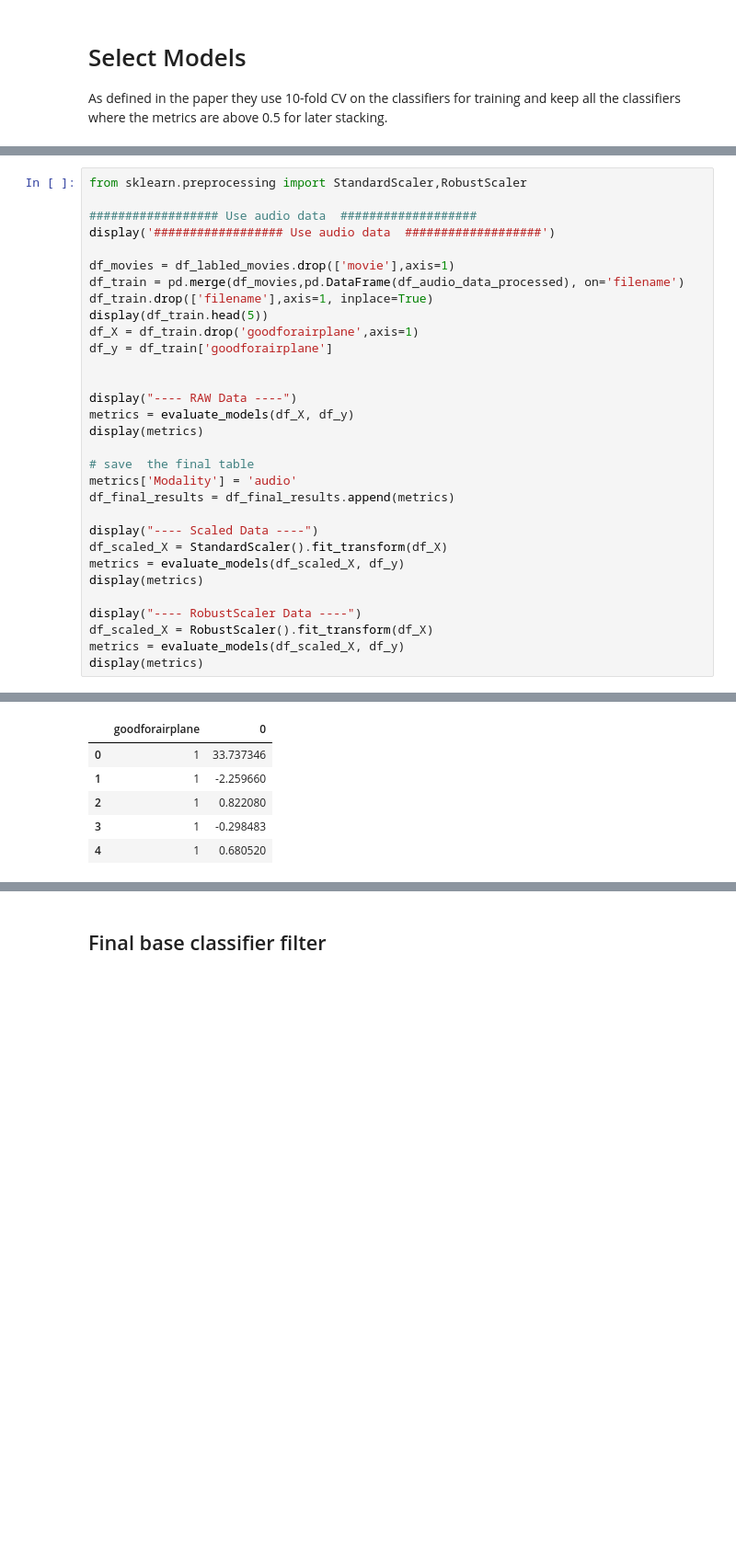
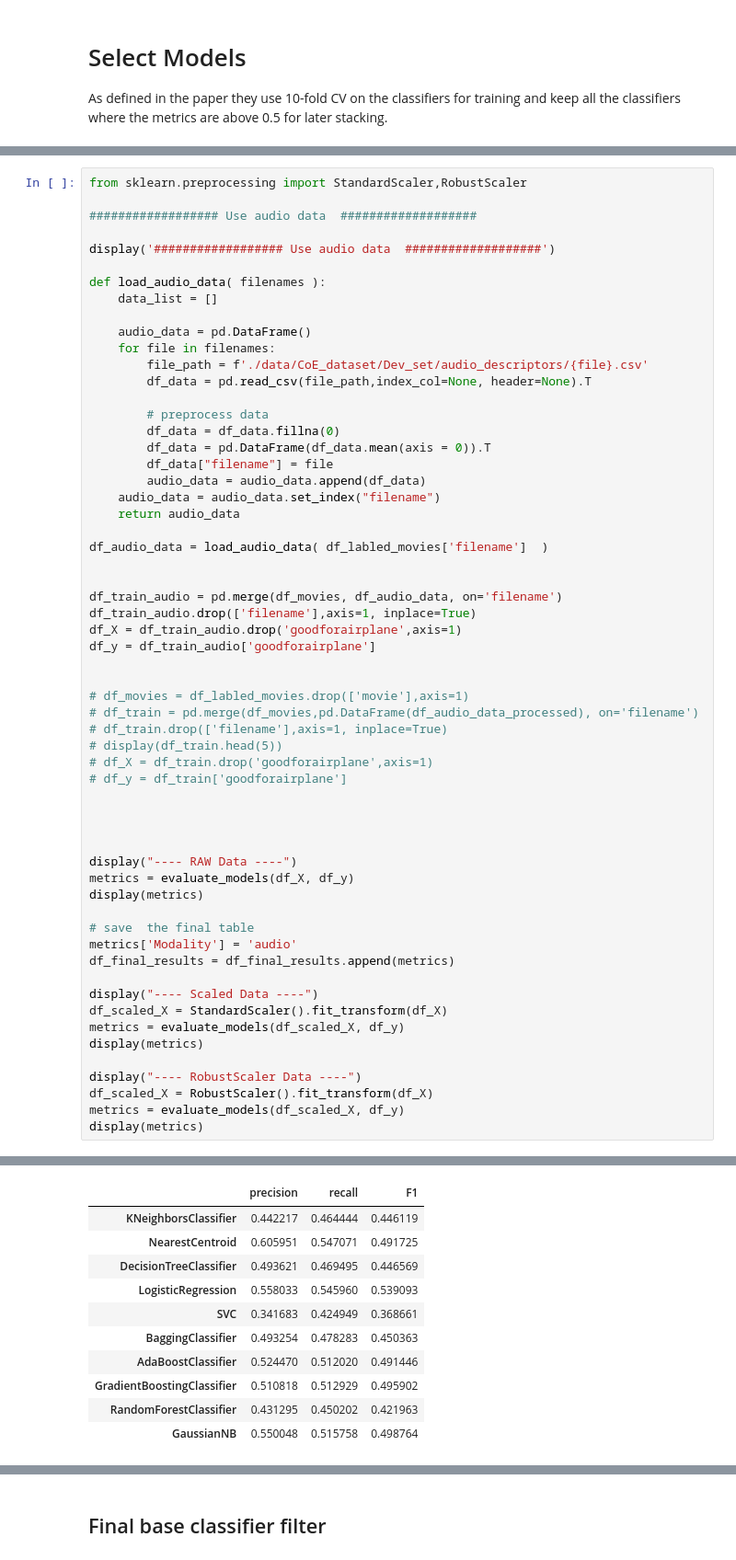
Before and after one commit to patrickFuerst/CoE_task, a Jupyter notebook: classifier_selection.ipynb, the cells around one changed output, grey strips where cells are left out. Shown: that part at 92% size. Cells and saved outputs as stored; diff of their text form; blank space fills up the shorter version.

Commit message:
audio preprocessing changed,

```diff
--- a/classifier_selection.ipynb
+++ b/classifier_selection.ipynb
@@ -616,14 +617,42 @@ display(metrics)
 from sklearn.preprocessing import StandardScaler,RobustScaler
 
 ################## Use audio data  ###################
+
 display('################## Use audio data  ###################')
 
-df_movies = df_labled_movies.drop(['movie'],axis=1)
-df_train = pd.merge(df_movies,pd.DataFrame(df_audio_data_processed), on='filename')
-df_train.drop(['filename'],axis=1, inplace=True)
-display(df_train.head(5))
-df_X = df_train.drop('goodforairplane',axis=1)
-df_y = df_train['goodforairplane']
+def load_audio_data( filenames ):
+    data_list = []
+
+    audio_data = pd.DataFrame()
+    for file in filenames:
+        file_path = f'./data/CoE_dataset/Dev_set/audio_descriptors/{file}.csv'
+        df_data = pd.read_csv(file_path,index_col=None, header=None).T
+
+        # preprocess data
+        df_data = df_data.fillna(0)
+        df_data = pd.DataFrame(df_data.mean(axis = 0)).T
+        df_data["filename"] = file
+        audio_data = audio_data.append(df_data)
+    audio_data = audio_data.set_index("filename")
+    return audio_data
+
+df_audio_data = load_audio_data( df_labled_movies['filename']  )
+
+
+df_train_audio = pd.merge(df_movies, df_audio_data, on='filename')
+df_train_audio.drop(['filename'],axis=1, inplace=True)
+df_X = df_train_audio.drop('goodforairplane',axis=1)
+df_y = df_train_audio['goodforairplane']
+
+
+# df_movies = df_labled_movies.drop(['movie'],axis=1)
+# df_train = pd.merge(df_movies,pd.DataFrame(df_audio_data_processed), on='filename')
+# df_train.drop(['filename'],axis=1, inplace=True)
+# display(df_train.head(5))
+# df_X = df_train.drop('goodforairplane',axis=1)
+# df_y = df_train['goodforairplane']
+
+
 
 
 display("---- RAW Data ----")
@@ -648,6 +678,11 @@ display(metrics)
-|  | goodforairplane | 0 |
-| 0 | 1 | 33.737346 |
-| 1 | 1 | -2.259660 |
-| 2 | 1 | 0.822080 |
-| 3 | 1 | -0.298483 |
-| 4 | 1 | 0.680520 |
+|  | precision | recall | F1 |
+| KNeighborsClassifier | 0.442217 | 0.464444 | 0.446119 |
+| NearestCentroid | 0.605951 | 0.547071 | 0.491725 |
+| DecisionTreeClassifier | 0.493621 | 0.469495 | 0.446569 |
+| LogisticRegression | 0.558033 | 0.545960 | 0.539093 |
+| SVC | 0.341683 | 0.424949 | 0.368661 |
+| BaggingClassifier | 0.493254 | 0.478283 | 0.450363 |
+| AdaBoostClassifier | 0.524470 | 0.512020 | 0.491446 |
+| GradientBoostingClassifier | 0.510818 | 0.512929 | 0.495902 |
+| RandomForestClassifier | 0.431295 | 0.450202 | 0.421963 |
+| GaussianNB | 0.550048 | 0.515758 | 0.498764 |
```
Also changed, not shown: parts of 36 cells of this notebook, 2 other files.
